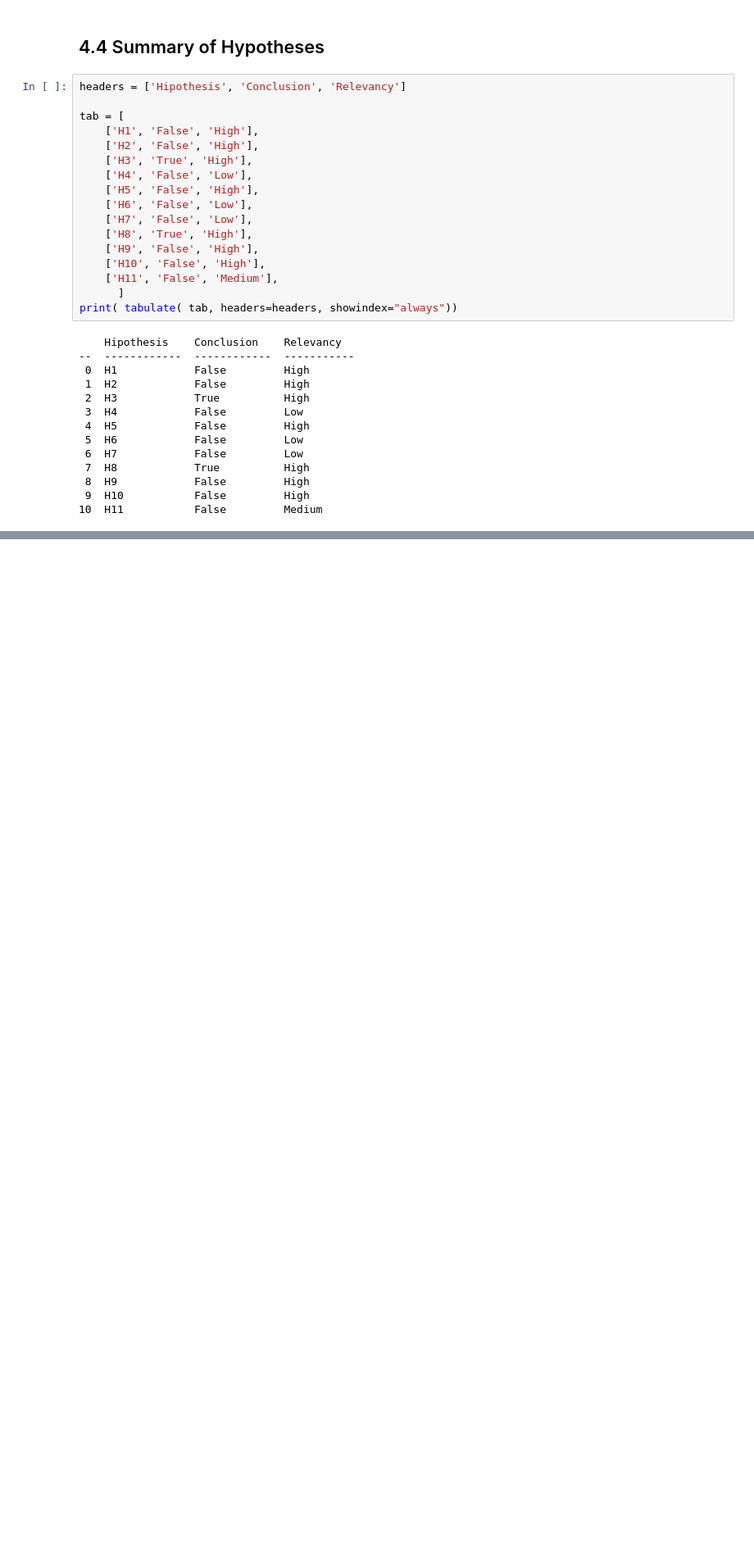
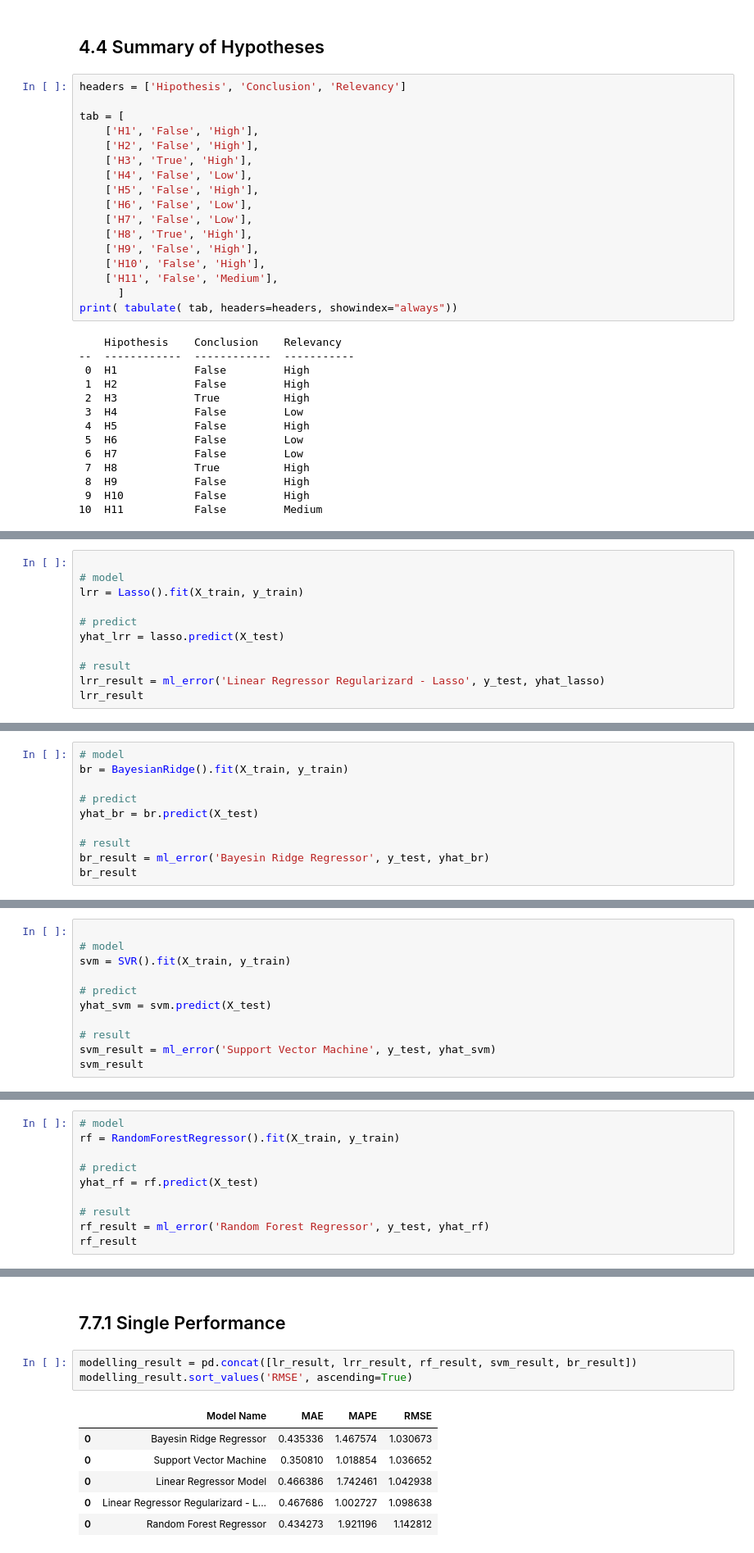
Before and after one commit to marcusbraggion/absenteeism_at_work, a Jupyter notebook: notebooks/absenteeism_at_work.ipynb, the cells around one changed output, grey strips where cells are left out. Shown at 82% size. Saved outputs shown, nothing was run; the diff lists cells and outputs as text; blank space fills up the shorter version.

Commit message:
finished ml modeling

```diff
--- a/notebooks/absenteeism_at_work.ipynb
+++ b/notebooks/absenteeism_at_work.ipynb
@@ -425,0 +554,11 @@ print( tabulate( tab, headers=headers, showindex="always"))
+# %%
+
+# model
+lrr = Lasso().fit(X_train, y_train)
+
+# predict
+yhat_lrr = lasso.predict(X_test)
+
+# result
+lrr_result = ml_error('Linear Regressor Regularizard - Lasso', y_test, yhat_lasso)
+lrr_result
@@ -425,0 +578,10 @@ print( tabulate( tab, headers=headers, showindex="always"))
+# %%
+# model
+br = BayesianRidge().fit(X_train, y_train)
+
+# predict
+yhat_br = br.predict(X_test)
+
+# result
+br_result = ml_error('Bayesin Ridge Regressor', y_test, yhat_br)
+br_result
@@ -425,0 +601,11 @@ print( tabulate( tab, headers=headers, showindex="always"))
+# %%
+
+# model
+svm = SVR().fit(X_train, y_train)
+
+# predict
+yhat_svm = svm.predict(X_test)
+
+# result
+svm_result = ml_error('Support Vector Machine', y_test, yhat_svm)
+svm_result
@@ -425,0 +625,10 @@ print( tabulate( tab, headers=headers, showindex="always"))
+# %%
+# model
+rf = RandomForestRegressor().fit(X_train, y_train)
+
+# predict
+yhat_rf = rf.predict(X_test)
+
+# result
+rf_result = ml_error('Random Forest Regressor', y_test, yhat_rf)
+rf_result
@@ -425,0 +648,12 @@ print( tabulate( tab, headers=headers, showindex="always"))
+# %% [markdown]
+## 7.7.1 Single Performance
+# %%
+modelling_result = pd.concat([lr_result, lrr_result, rf_result, svm_result, br_result])
+modelling_result.sort_values('RMSE', ascending=True)
+# %% [output]
+|  | Model Name | MAE | MAPE | RMSE |
+| 0 | Bayesin Ridge Regressor | 0.435336 | 1.467574 | 1.030673 |
+| 0 | Support Vector Machine | 0.350810 | 1.018854 | 1.036652 |
+| 0 | Linear Regressor Model | 0.466386 | 1.742461 | 1.042938 |
+| 0 | Linear Regressor Regularizard - L... | 0.467686 | 1.002727 | 1.098638 |
+| 0 | Random Forest Regressor | 0.434273 | 1.921196 | 1.142812 |
```
Also changed, not shown: parts of 45 cells of this notebook.
